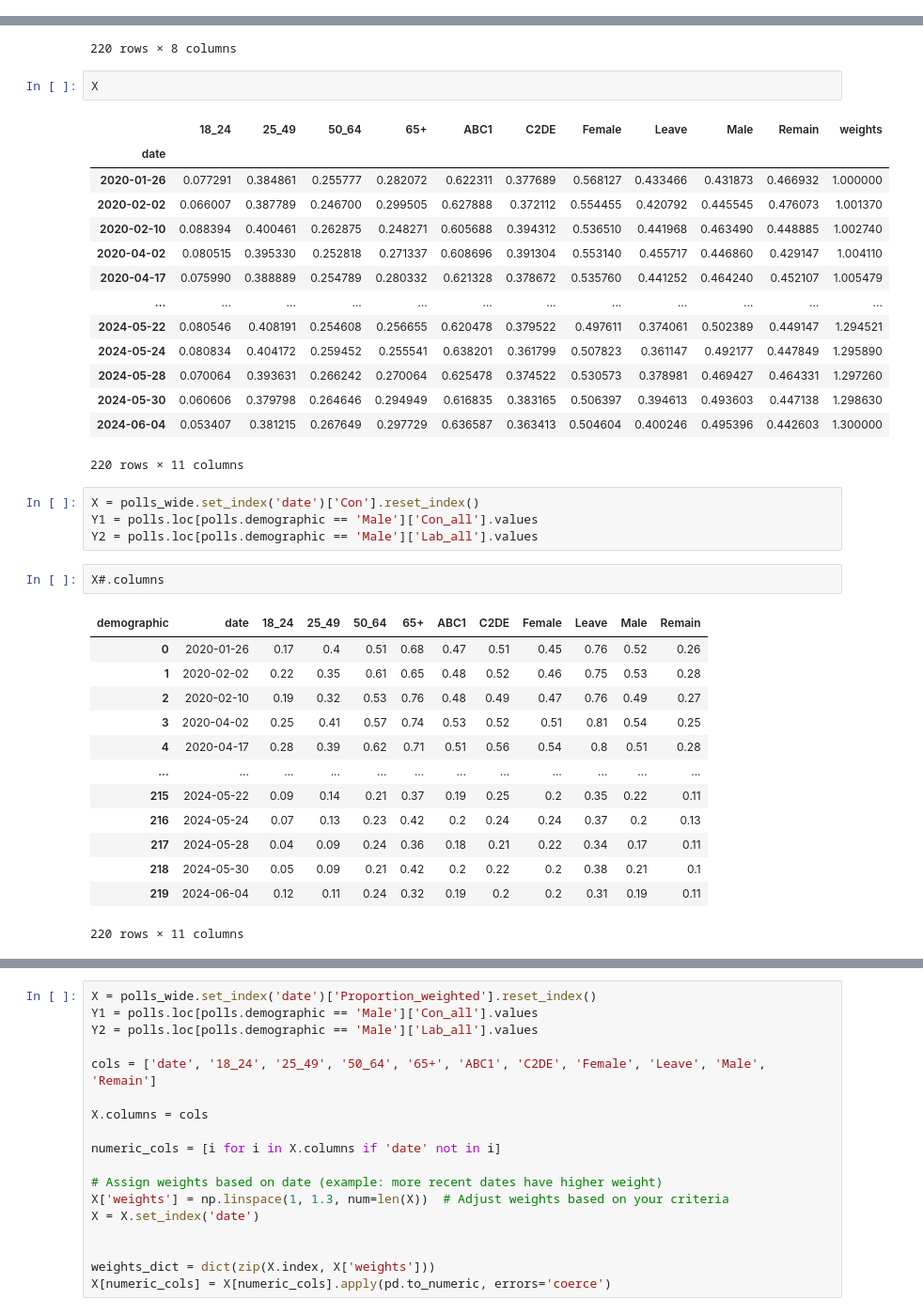
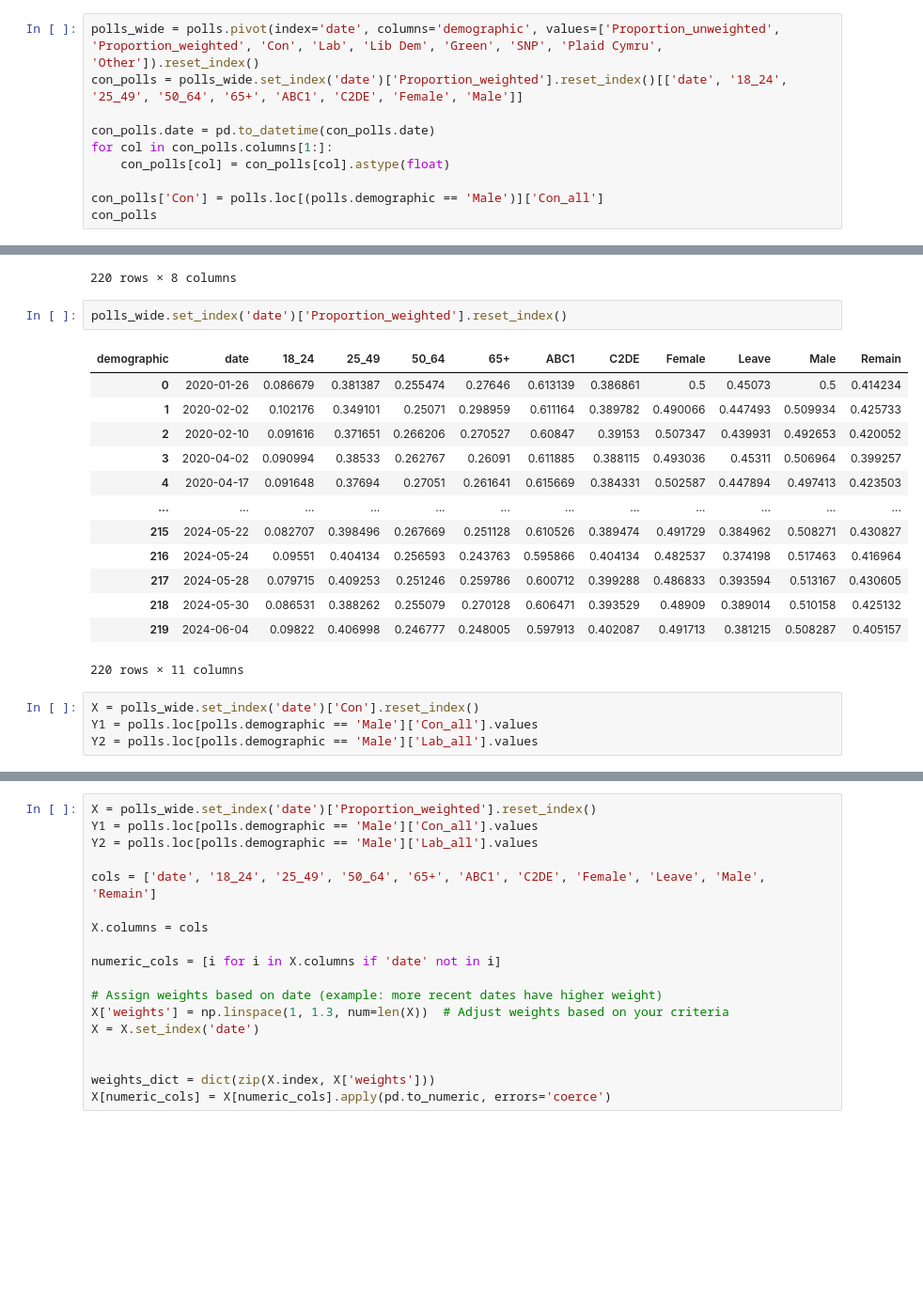
Before and after one commit to z-dickson/UK_2024_GE_Prediction, a Jupyter notebook: demo_MRP.ipynb, the cells around one changed output, grey strips where cells are left out. Shown at 94% size. Drawn from its saved outputs; the diff is of its cells as text; blank space fills up the shorter version.

```diff
--- a/demo_MRP.ipynb
+++ b/demo_MRP.ipynb
@@ -153,0 +79,10 @@ cdf
+# %%
+polls_wide = polls.pivot(index='date', columns='demographic', values=['Proportion_unweighted', 'Proportion_weighted', 'Con', 'Lab', 'Lib Dem', 'Green', 'SNP', 'Plaid Cymru', 'Other']).reset_index()
+con_polls = polls_wide.set_index('date')['Proportion_weighted'].reset_index()[['date', '18_24', '25_49', '50_64', '65+', 'ABC1', 'C2DE', 'Female', 'Male']]
+
+con_polls.date = pd.to_datetime(con_polls.date)
+for col in con_polls.columns[1:]:
+    con_polls[col] = con_polls[col].astype(float)
+
+con_polls['Con'] = polls.loc[(polls.demographic == 'Male')]['Con_all']
+con_polls
@@ -193,40 +691,23 @@ polls.loc[polls.demographic == 'Male'][['Con_all', 'Lab_all', 'Lib_dem_all', 'Gr
 | 218 | 0.21 | 0.46 | 0.08 | 0.06 | 0.02 | 0.01 | 0.15 | 0.01 |
 | 219 | 0.19 | 0.4 | 0.1 | 0.07 | 0.03 | 0.01 | 0.17 | 0.02 |
 220 rows × 8 columns
-# %%
-X
-# %% [output]
-|  | 18_24 | 25_49 | 50_64 | 65+ | ABC1 | C2DE | Female | Leave | Male | Remain | weights |
-| date |  |  |  |  |  |  |  |  |  |  |  |
-| 2020-01-26 | 0.077291 | 0.384861 | 0.255777 | 0.282072 | 0.622311 | 0.377689 | 0.568127 | 0.433466 | 0.431873 | 0.466932 | 1.000000 |
-| 2020-02-02 | 0.066007 | 0.387789 | 0.246700 | 0.299505 | 0.627888 | 0.372112 | 0.554455 | 0.420792 | 0.445545 | 0.476073 | 1.001370 |
-| 2020-02-10 | 0.088394 | 0.400461 | 0.262875 | 0.248271 | 0.605688 | 0.394312 | 0.536510 | 0.441968 | 0.463490 | 0.448885 | 1.002740 |
-| 2020-04-02 | 0.080515 | 0.395330 | 0.252818 | 0.271337 | 0.608696 | 0.391304 | 0.553140 | 0.455717 | 0.446860 | 0.429147 | 1.004110 |
-| 2020-04-17 | 0.075990 | 0.388889 | 0.254789 | 0.280332 | 0.621328 | 0.378672 | 0.535760 | 0.441252 | 0.464240 | 0.452107 | 1.005479 |
-| ... | ... | ... | ... | ... | ... | ... | ... | ... | ... | ... | ... |
-| 2024-05-22 | 0.080546 | 0.408191 | 0.254608 | 0.256655 | 0.620478 | 0.379522 | 0.497611 | 0.374061 | 0.502389 | 0.449147 | 1.294521 |
-| 2024-05-24 | 0.080834 | 0.404172 | 0.259452 | 0.255541 | 0.638201 | 0.361799 | 0.507823 | 0.361147 | 0.492177 | 0.447849 | 1.295890 |
-| 2024-05-28 | 0.070064 | 0.393631 | 0.266242 | 0.270064 | 0.625478 | 0.374522 | 0.530573 | 0.378981 | 0.469427 | 0.464331 | 1.297260 |
-| 2024-05-30 | 0.060606 | 0.379798 | 0.264646 | 0.294949 | 0.616835 | 0.383165 | 0.506397 | 0.394613 | 0.493603 | 0.447138 | 1.298630 |
-| 2024-06-04 | 0.053407 | 0.381215 | 0.267649 | 0.297729 | 0.636587 | 0.363413 | 0.504604 | 0.400246 | 0.495396 | 0.442603 | 1.300000 |
-220 rows × 11 columns
+# %%
+polls_wide.set_index('date')['Proportion_weighted'].reset_index()
+# %% [output]
+| demographic | date | 18_24 | 25_49 | 50_64 | 65+ | ABC1 | C2DE | Female | Leave | Male | Remain |
+| 0 | 2020-01-26 | 0.086679 | 0.381387 | 0.255474 | 0.27646 | 0.613139 | 0.386861 | 0.5 | 0.45073 | 0.5 | 0.414234 |
+| 1 | 2020-02-02 | 0.102176 | 0.349101 | 0.25071 | 0.298959 | 0.611164 | 0.389782 | 0.490066 | 0.447493 | 0.509934 | 0.425733 |
+| 2 | 2020-02-10 | 0.091616 | 0.371651 | 0.266206 | 0.270527 | 0.60847 | 0.39153 | 0.507347 | 0.439931 | 0.492653 | 0.420052 |
+| 3 | 2020-04-02 | 0.090994 | 0.38533 | 0.262767 | 0.26091 | 0.611885 | 0.388115 | 0.493036 | 0.45311 | 0.506964 | 0.399257 |
+| 4 | 2020-04-17 | 0.091648 | 0.37694 | 0.27051 | 0.261641 | 0.615669 | 0.384331 | 0.502587 | 0.447894 | 0.497413 | 0.423503 |
+| ... | ... | ... | ... | ... | ... | ... | ... | ... | ... | ... | ... |
+| 215 | 2024-05-22 | 0.082707 | 0.398496 | 0.267669 | 0.251128 | 0.610526 | 0.389474 | 0.491729 | 0.384962 | 0.508271 | 0.430827 |
+| 216 | 2024-05-24 | 0.09551 | 0.404134 | 0.256593 | 0.243763 | 0.595866 | 0.404134 | 0.482537 | 0.374198 | 0.517463 | 0.416964 |
+| 217 | 2024-05-28 | 0.079715 | 0.409253 | 0.251246 | 0.259786 | 0.600712 | 0.399288 | 0.486833 | 0.393594 | 0.513167 | 0.430605 |
+| 218 | 2024-05-30 | 0.086531 | 0.388262 | 0.255079 | 0.270128 | 0.606471 | 0.393529 | 0.48909 | 0.389014 | 0.510158 | 0.425132 |
+| 219 | 2024-06-04 | 0.09822 | 0.406998 | 0.246777 | 0.248005 | 0.597913 | 0.402087 | 0.491713 | 0.381215 | 0.508287 | 0.405157 |
+220 rows × 11 columns
 # %%
 X = polls_wide.set_index('date')['Con'].reset_index()
 Y1 = polls.loc[polls.demographic == 'Male']['Con_all'].values
 Y2 = polls.loc[polls.demographic == 'Male']['Lab_all'].values
-# %%
-X#.columns
-# %% [output]
-| demographic | date | 18_24 | 25_49 | 50_64 | 65+ | ABC1 | C2DE | Female | Leave | Male | Remain |
-| 0 | 2020-01-26 | 0.17 | 0.4 | 0.51 | 0.68 | 0.47 | 0.51 | 0.45 | 0.76 | 0.52 | 0.26 |
-| 1 | 2020-02-02 | 0.22 | 0.35 | 0.61 | 0.65 | 0.48 | 0.52 | 0.46 | 0.75 | 0.53 | 0.28 |
-| 2 | 2020-02-10 | 0.19 | 0.32 | 0.53 | 0.76 | 0.48 | 0.49 | 0.47 | 0.76 | 0.49 | 0.27 |
-| 3 | 2020-04-02 | 0.25 | 0.41 | 0.57 | 0.74 | 0.53 | 0.52 | 0.51 | 0.81 | 0.54 | 0.25 |
-| 4 | 2020-04-17 | 0.28 | 0.39 | 0.62 | 0.71 | 0.51 | 0.56 | 0.54 | 0.8 | 0.51 | 0.28 |
-| ... | ... | ... | ... | ... | ... | ... | ... | ... | ... | ... | ... |
-| 215 | 2024-05-22 | 0.09 | 0.14 | 0.21 | 0.37 | 0.19 | 0.25 | 0.2 | 0.35 | 0.22 | 0.11 |
-| 216 | 2024-05-24 | 0.07 | 0.13 | 0.23 | 0.42 | 0.2 | 0.24 | 0.24 | 0.37 | 0.2 | 0.13 |
-| 217 | 2024-05-28 | 0.04 | 0.09 | 0.24 | 0.36 | 0.18 | 0.21 | 0.22 | 0.34 | 0.17 | 0.11 |
-| 218 | 2024-05-30 | 0.05 | 0.09 | 0.21 | 0.42 | 0.2 | 0.22 | 0.2 | 0.38 | 0.21 | 0.1 |
-| 219 | 2024-06-04 | 0.12 | 0.11 | 0.24 | 0.32 | 0.19 | 0.2 | 0.2 | 0.31 | 0.19 | 0.11 |
-220 rows × 11 columns
```
Also changed, not shown: parts of 36 cells of this notebook, 3 other files.
